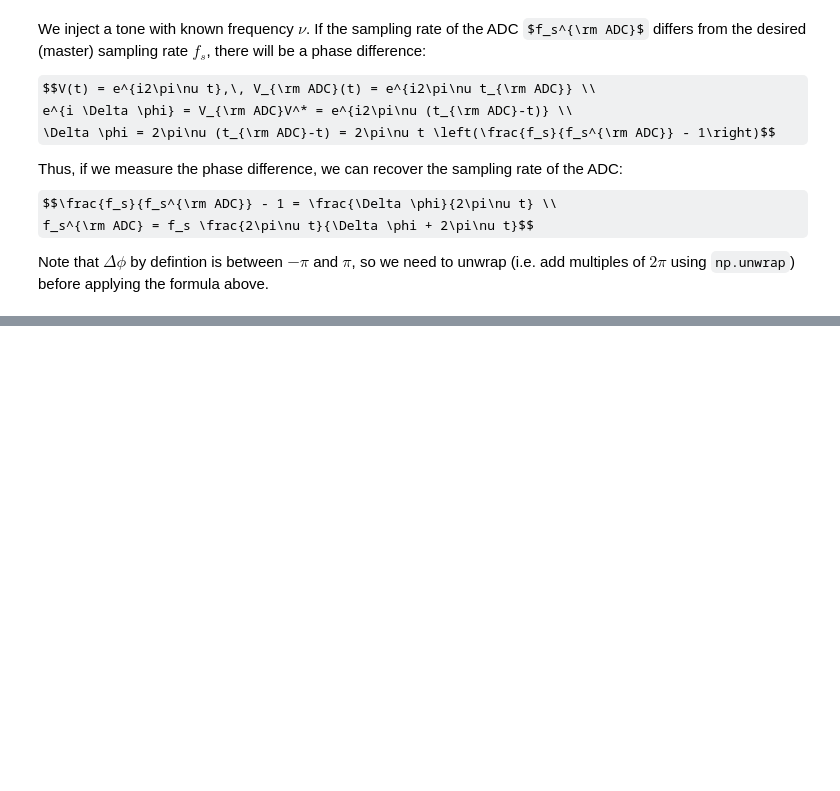
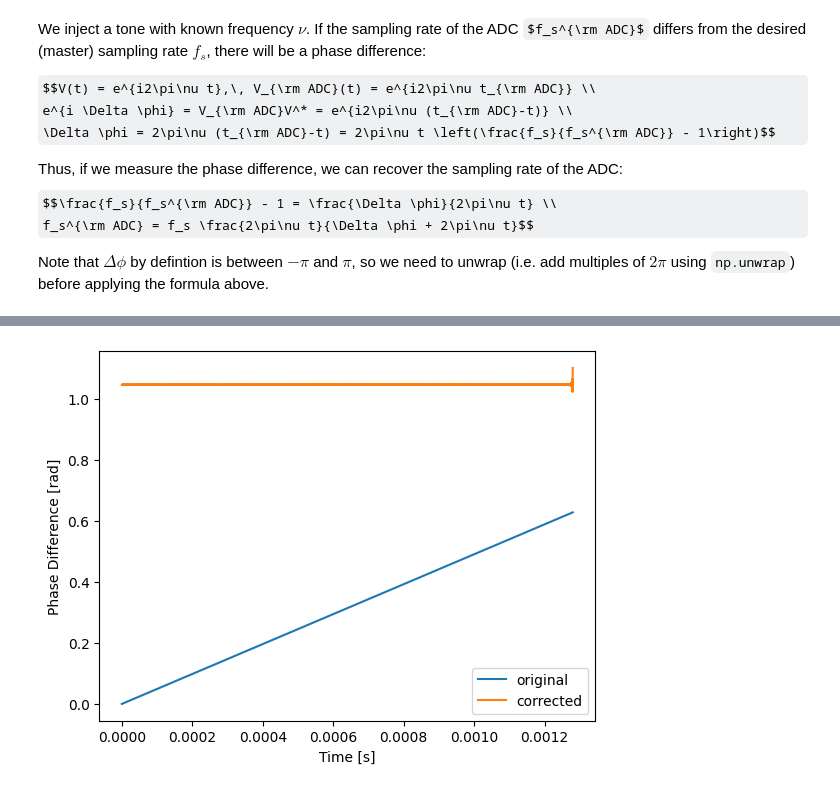
Before and after one commit to AaronParsons/sdrudp, a Jupyter notebook: notebooks/phase_detect_and_correct.ipynb, the cells around one changed output, grey strips where cells are left out. Cells and saved outputs as stored; diff of their text form; code cells hidden in the pictures; some formulas as TeX source; blank space fills up the shorter version.

```diff
--- a/notebooks/phase_detect_and_correct.ipynb
+++ b/notebooks/phase_detect_and_correct.ipynb
@@ -65,0 +67,14 @@ plt.show()
+# %%
+rs_cos = resamp_real * tone_cos - resamp_imag * tone_sin
+rs_sin = resamp_real * tone_sin + resamp_imag * tone_cos
+rs_dphi = np.arctan2(rs_sin, rs_cos)
+
+plt.figure()
+plt.plot(t, dphi, label="original")
+plt.plot(t, rs_dphi, label="corrected")
+plt.ylabel("Phase Difference [rad]")
+plt.xlabel("Time [s]")
+plt.legend()
+plt.show()
+# %% [output]
+[figure, added]
```
Also changed, not shown: parts of 4 cells of this notebook, 1 other file.
